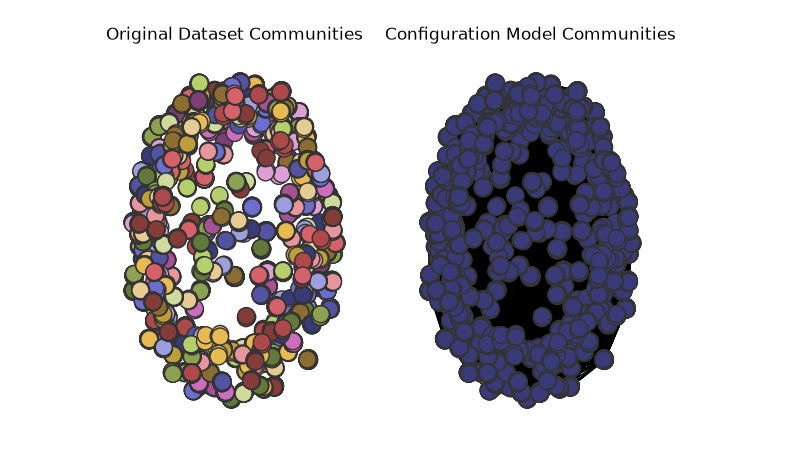
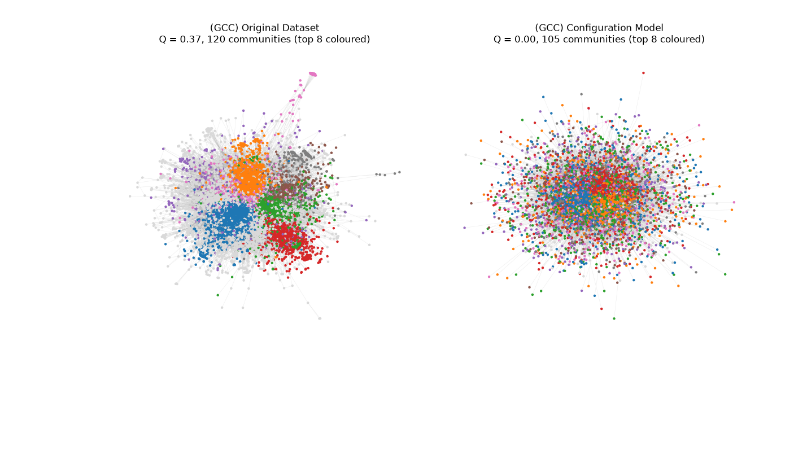
Before and after one commit to rhughes74/Assignments, a Jupyter notebook: FINAL PROJECT/graph_analysis.ipynb, the cells around one changed output. Saved outputs shown, nothing was run; the diff lists cells and outputs as text; code cells hidden in the pictures; blank space fills up the shorter version.

```diff
--- a/FINAL PROJECT/graph_analysis.ipynb
+++ b/FINAL PROJECT/graph_analysis.ipynb
@@ -5,7 +5,8 @@ import pickle
 
 #Data Import
 #G = nx.from_scipy_sparse_array(mmread("socfb-Cornell5/socfb-Cornell5.mtx"))
-G = pickle.load(open('/home/rh614/PythonRepos/Assignments/Assigments/G.pkl', 'rb'))
+G = pickle.load(open('processed/G.pkl', 'rb'))  # reply network, built by sample_graph.py
+authors_per_sub = pickle.load(open('processed/authors_per_sub.pkl', 'rb'))#Load sub-reddit sizes based upon sampled authors
 # %%
 #Simple Network Stats
 import numpy as np
@@ -135,12 +217,45 @@ plt.tight_layout()
 # %%
 #Community Visualization
-fig, ax = plt.subplots(1,2,figsize=(7,5),dpi=100)
-pos = nx.fruchterman_reingold_layout(G)
+from collections import Counter
 
-nx.draw(G, pos=pos,label="Original Dataset Communities", node_size=150, edgecolors='.2', node_color=colors_nodes, ax=ax[0])
-nx.draw(G_null, pos=pos,label="Configuration Model Communities", node_size=150, edgecolors='.2', node_color=colors_nodes_null, ax=ax[1])
-ax[0].set_title("Original Dataset Communities")
-ax[1].set_title("Configuration Model Communities")
+top_k = 8 # number of largest communities to give their own colour
+palette = plt.cm.tab10(np.arange(top_k))
+grey = (0.85, 0.85, 0.85, 1.0)
+
+def community_color(comm, biggest):
+    # Colour for a community: its own colour if it's one of the biggest, grey otherwise
+    if comm in biggest:
+        return palette[biggest.index(comm)]
+    return grey
+
+def plot_communities(graph, partition, ax, title):
+    # Only draw the giant component so the ring of tiny components doesn't clutter the plot
+    giant = graph.subgraph(max(nx.connected_components(graph), key=len)).copy()
+
+    # Layout-only weights: edges inside a community pull hard, edges between communities pull weakly.
+    # This lets the spring layout separate the communities visually (it doesn't change the graph itself)
+    for u, v in giant.edges():
+        if partition[u] == partition[v]:
+            giant[u][v]['layout_weight'] = 1.0
+        else:
+            giant[u][v]['layout_weight'] = 0.05
+    pos = nx.spring_layout(giant, seed=42, weight='layout_weight', iterations=100) # each graph gets its OWN layout
+
+    biggest = [comm for comm, size in Counter(partition.values()).most_common(top_k)]
+    node_colors = [community_color(partition[node], biggest) for node in giant.nodes()]
+
+    nx.draw_networkx_edges(giant, pos, ax=ax, edge_color='.7', width=0.3, alpha=0.3)
+    nx.draw_networkx_nodes(giant, pos, ax=ax, node_size=10, node_color=node_colors, linewidths=0)
+
+    Q = community.modularity(partition, graph)
+    n_comms = len(set(partition.values()))
+    ax.set_title(f"{title}\nQ = {Q:.2f}, {n_comms} communities (top {top_k} coloured)")
+    ax.axis('off')
+
+fig, ax = plt.subplots(1,2,figsize=(12,6),dpi=100)
+plot_communities(G, partition, ax[0], "(GCC) Original Dataset")
+plot_communities(G_null, partition_null, ax[1], "(GCC) Configuration Model")
+plt.tight_layout()
 plt.show()
 # %% [output]
-[figure, old version]
+[figure, new version]
```
Also changed, not shown: parts of 27 cells of this notebook, 17 other files.
